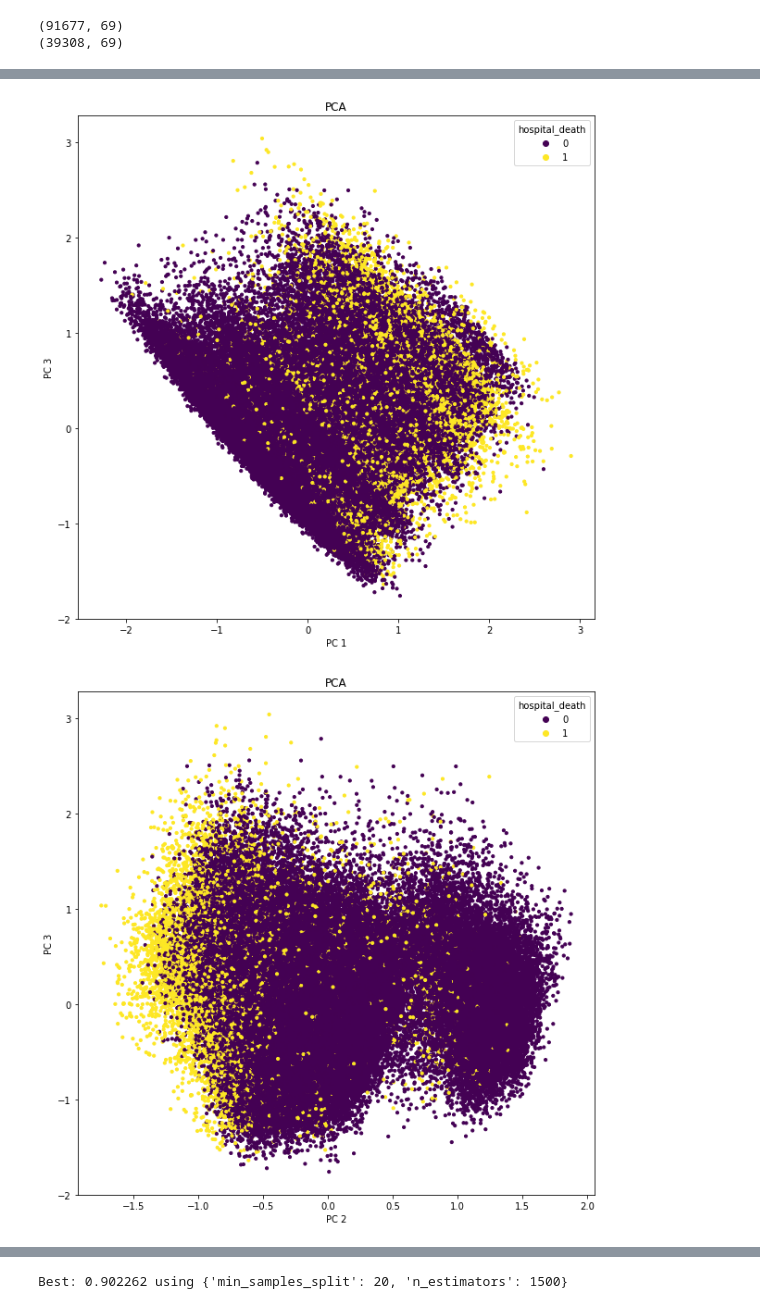
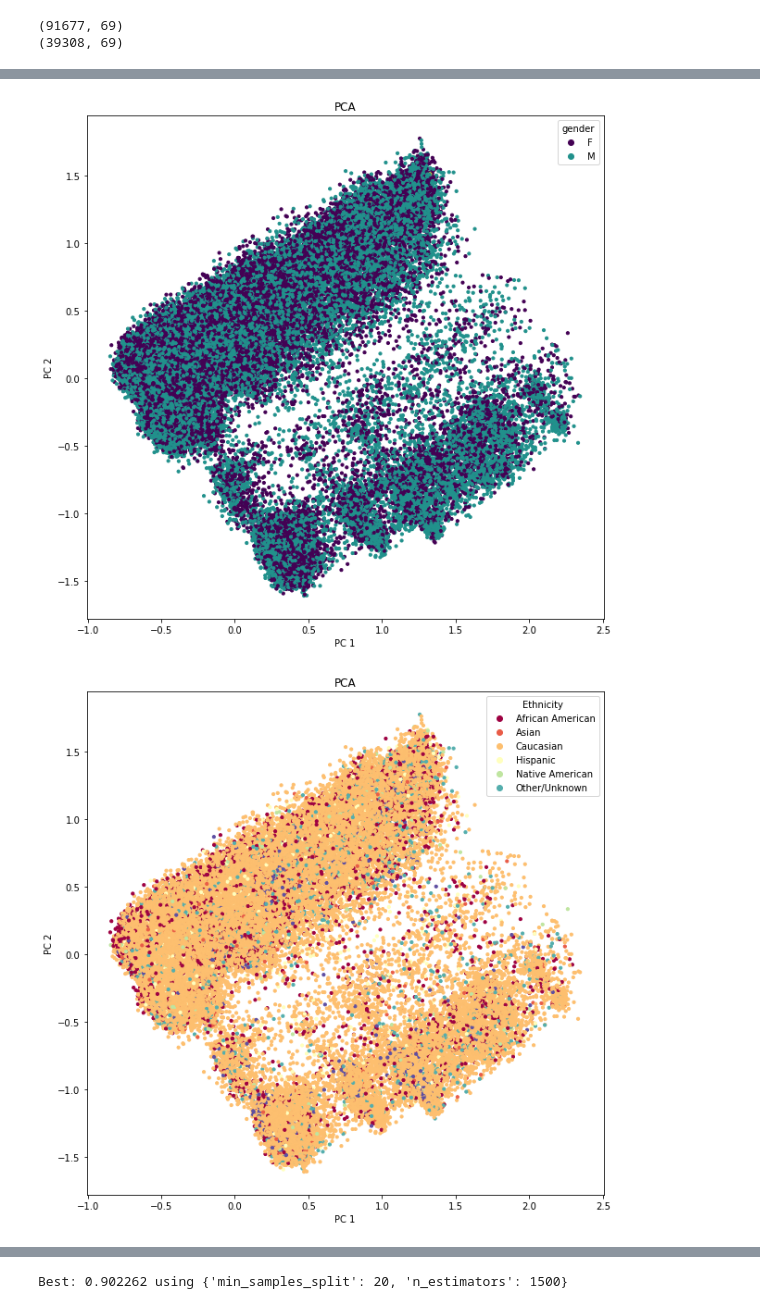
Before and after one commit to siddiqua102/scientific.prog, a Jupyter notebook: notebook.ipynb, the cells around one changed output, grey strips where cells are left out. Saved outputs shown, nothing was run; the diff lists cells and outputs as text; code cells hidden in the pictures.

```diff
--- a/notebook.ipynb
+++ b/notebook.ipynb
@@ -318,7 +311,7 @@ unlabeled.to_pickle("unlabeled_knn.csv")
 # %%
 # read the processed data from csv files
-X_train = pd.read_pickle("X_train_knn.csv")
-unlabeled = pd.read_pickle("unlabeled_knn.csv")
+X_train = pd.read_pickle("X_train_knn_1.csv")
+unlabeled = pd.read_pickle("unlabeled_knn_1.csv")
 # %%
 # create a list of numeric columns names
 num_feature = []
@@ -432,6 +462,6 @@ unlabeled_scaled.to_pickle("unlabeled_scaled.csv")
 # %%
-X_train_scaled = pd.read_pickle("X_train_scaled.csv")
-unlabeled_scaled = pd.read_pickle("unlabeled_scaled.csv")
+X_train_scaled = pd.read_pickle("X_train_scaled_1.csv")
+unlabeled_scaled = pd.read_pickle("unlabeled_scaled_1.csv")
 # %%
 from sklearn.decomposition import PCA
 
@@ -464,28 +494,30 @@ plt.show()
 plt.subplots(figsize=(10, 10))
 plt.title("PCA")
 
-b = plt.scatter(components[:,0], components[:,2], c=X_train['hospital_death'].astype('int32'), s=10)
+b = plt.scatter(components[:,0], components[:,1], c=X_train['gender'].astype('int32'), s=10)
 
 plt.axis('tight')
-plt.legend(handles=b.legend_elements()[0], labels=(0,1), title="hospital_death")
+plt.legend(handles=b.legend_elements()[0], labels=('F','M'), title="gender")
 plt.xlabel('PC 1')
-plt.ylabel('PC 3')
+plt.ylabel('PC 2')
 plt.show()
 # %% [output]
-[figure, old version]
+[figure, new version]
 # %%
 plt.subplots(figsize=(10, 10))
 plt.title("PCA")
 
-b = plt.scatter(components[:,1], components[:,2], c=X_train['hospital_death'].astype('int32'), s=10)
+b = plt.scatter(components[:,0], components[:,1], c=X_train['ethnicity'].astype('int32'), s=10,
+cmap="Spectral")
 
 plt.axis('tight')
-plt.legend(handles=b.legend_elements()[0], labels=(0,1), title="hospital_death")
-plt.xlabel('PC 2')
-plt.ylabel('PC 3')
+plt.legend(handles=b.legend_elements()[0], labels=('African American','Asian',
+'Caucasian','Hispanic','Native American','Other/Unknown'), title="Ethnicity")
+plt.xlabel('PC 1')
+plt.ylabel('PC 2')
 plt.show()
 # %% [output]
-[figure, old version]
+[figure, new version]
 # %%
 # extract the column containing labels from the training dataset and store it separately as a vector
 y_train = X_train['hospital_death']
```
Also changed, not shown: parts of 25 cells of this notebook, 28 other files.
